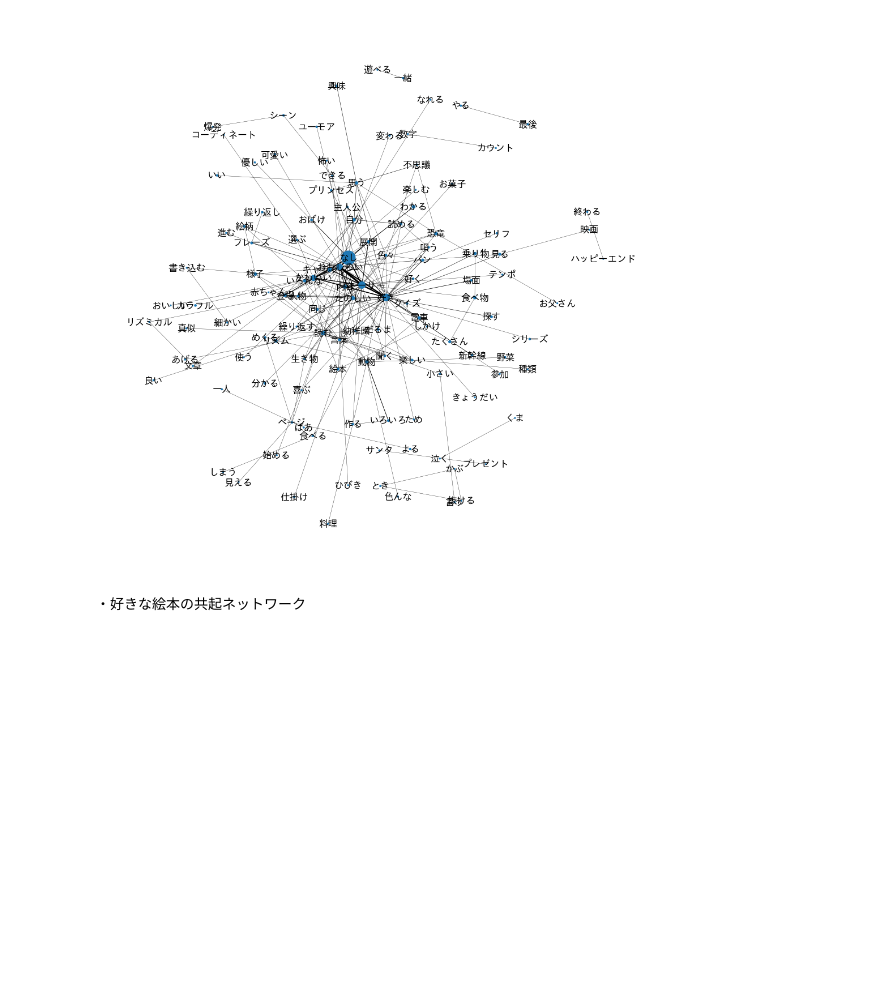
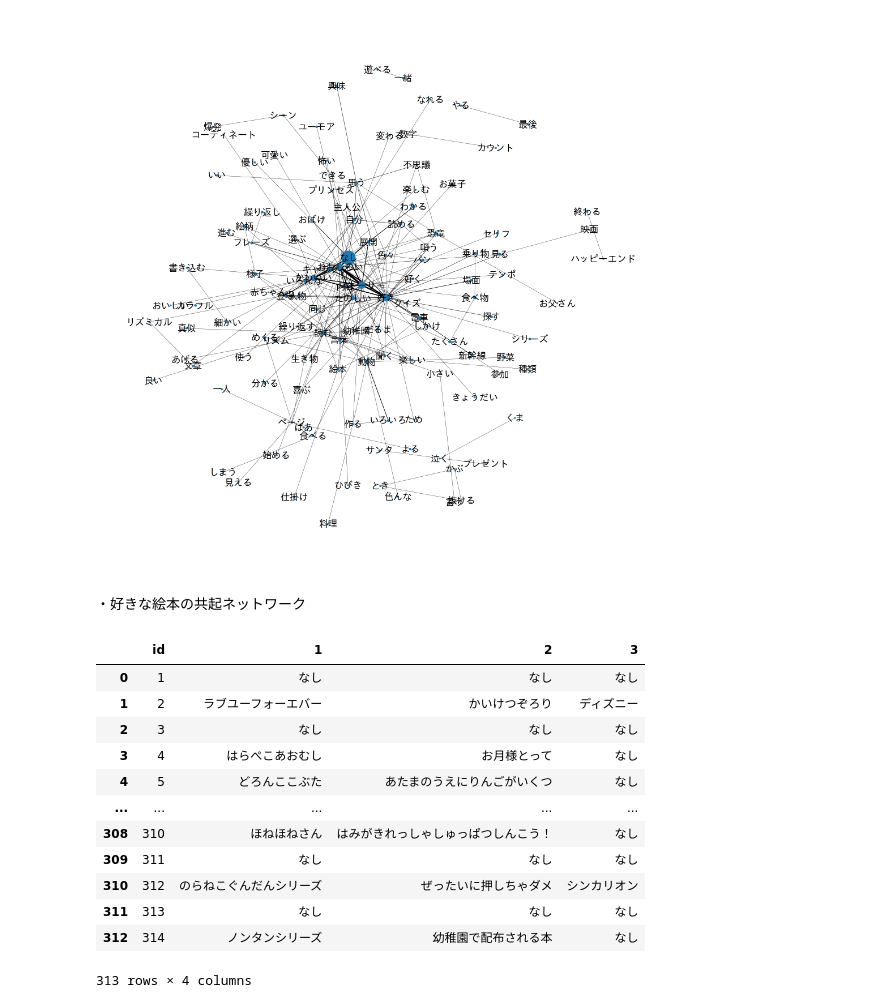
Before and after one commit to Mayu4280/infovis-notebooks, a Jupyter notebook: final-report/final-report.ipynb, the cells around one changed output. Drawn from its saved outputs; the diff is of its cells as text; code cells hidden in the pictures; blank space fills up the shorter version.

```diff
--- a/final-report/final-report.ipynb
+++ b/final-report/final-report.ipynb
@@ -371,0 +414,19 @@ pyplot_network(G)
+# %%
+#テキストファイルを、タブ区切り形式のデータフレームに変換
+df = pd.read_csv('book_title.txt', sep='\t')
+# %%
+df
+# %% [output]
+|  | id | 1 | 2 | 3 |
+| 0 | 1 | なし | なし | なし |
+| 1 | 2 | ラブユーフォーエバー | かいけつぞろり | ディズニー |
+| 2 | 3 | なし | なし | なし |
+| 3 | 4 | はらぺこあおむし | お月様とって | なし |
+| 4 | 5 | どろんここぶた | あたまのうえにりんごがいくつ | なし |
+| ... | ... | ... | ... | ... |
+| 308 | 310 | ほねほねさん | はみがきれっしゃしゅっぱつしんこう！ | なし |
+| 309 | 311 | なし | なし | なし |
+| 310 | 312 | のらねこぐんだんシリーズ | ぜったいに押しちゃダメ | シンカリオン |
+| 311 | 313 | なし | なし | なし |
+| 312 | 314 | ノンタンシリーズ | 幼稚園で配布される本 | なし |
+313 rows × 4 columns
```
Also changed, not shown: parts of 33 cells of this notebook, 44 other files.
